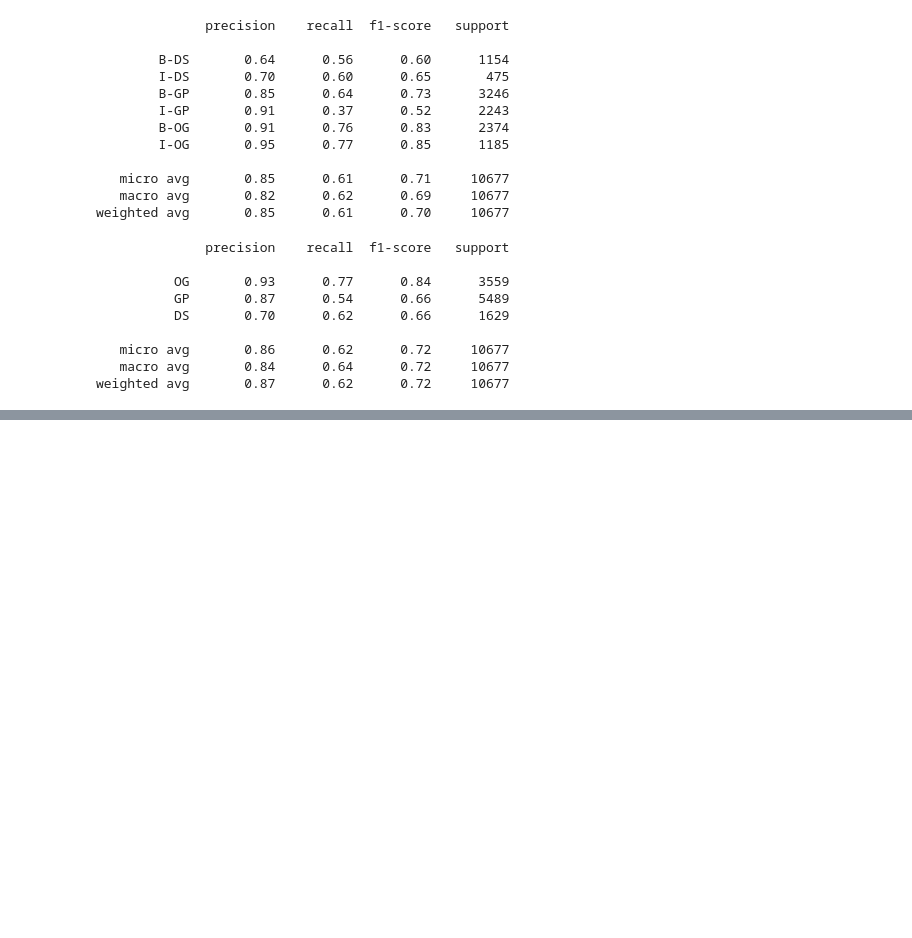
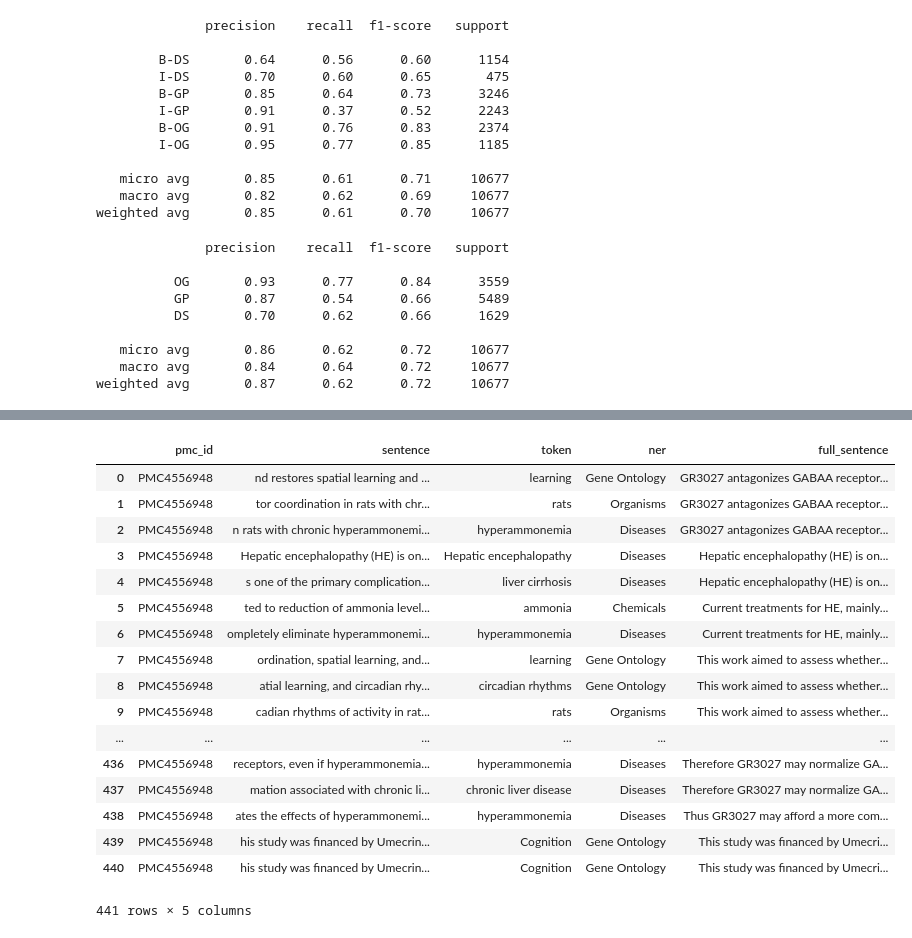
Before and after one commit to tsantosh7/Unsupervised-Supervised-Protein-Genes-Diseases-Organisms-Extraction, a Jupyter notebook: Code/Manually Annotated Datasets/Evaluation-ML-vs-EPMC.ipynb, the cells around one changed output, grey strips where cells are left out. Drawn from its saved outputs; the diff is of its cells as text; code cells hidden in the pictures; blank space fills up the shorter version.

```diff
--- a/Code/Manually Annotated Datasets/Evaluation-ML-vs-EPMC.ipynb
+++ b/Code/Manually Annotated Datasets/Evaluation-ML-vs-EPMC.ipynb
@@ -404,0 +611,32 @@ weighted avg       0.87      0.62      0.72     10677
+# %%
+import pandas as pd
+path_to_csv_annotationAPI_sentences = '/mnt/droplet/nfs/gns/literature/machine-learning/evaluation/300articles/ML-NER/annotations_API_sentenes/partial_sentences/EPMC_annotations.csv'
+path_to_csv_full_sentences = '/mnt/droplet/nfs/gns/literature/machine-learning/evaluation/300articles/ML-NER/annotations_API_sentenes/full_sentences/europepmc/full_sentences_from_xmls.csv'
+xml_path = '/mnt/droplet/nfs/gns/literature/machine-learning/benchmarking/benchmark_sent/'
+
+
+
+annotation_sent_csv = pd.read_csv(path_to_csv_annotationAPI_sentences, names=['pmc_id', 'sentence', 'token', 'ner'], sep='\t')
+full_sent_csv =  pd.read_csv(path_to_csv_full_sentences, names=['pmc_id', 'type', 'sentence'],
+                             sep='\t')
+
+
+all_files = sorted(glob.glob(xml_path + '*.xml'))
+names = [os.path.basename(x) for x in all_files]
+PMC_ids = [x[:-4] for x in names]
+# %%
+each_pmc_id = 'PMC4556948'
+pmc_id_annotation_sents = annotation_sent_csv[annotation_sent_csv['pmc_id'] == each_pmc_id]
+pmc_id_full_sentences = full_sent_csv[full_sent_csv['pmc_id'] == each_pmc_id]
+
+pmc_id_full_sentences_list = pmc_id_full_sentences['sentence'].tolist()
+# %%
+full_sentences_match =[]
+for iter_a, rows_a in pmc_id_annotation_sents.iterrows():
+    try:
+        res = [x for x in pmc_id_full_sentences_list if re.search(re.escape(rows_a['sentence']), x)]
+        full_sentences_match.append(res[0])
+    except:
+        full_sentences_match.append('None')
+
+full_sentences_match
@@ -404,0 +661,23 @@ weighted avg       0.87      0.62      0.72     10677
+# %%
+new_pmc_id_annotation_sents = pmc_id_annotation_sents
+new_pmc_id_annotation_sents = new_pmc_id_annotation_sents.assign(full_sentence=full_sentences_match)
+new_pmc_id_annotation_sents
+# %% [output]
+|  | pmc_id | sentence | token | ner | full_sentence |
+| 0 | PMC4556948 | nd restores spatial learning and ... | learning | Gene Ontology | GR3027 antagonizes GABAA receptor... |
+| 1 | PMC4556948 | tor coordination in rats with chr... | rats | Organisms | GR3027 antagonizes GABAA receptor... |
+| 2 | PMC4556948 | n rats with chronic hyperammonemi... | hyperammonemia | Diseases | GR3027 antagonizes GABAA receptor... |
+| 3 | PMC4556948 | Hepatic encephalopathy (HE) is on... | Hepatic encephalopathy | Diseases | Hepatic encephalopathy (HE) is on... |
+| 4 | PMC4556948 | s one of the primary complication... | liver cirrhosis | Diseases | Hepatic encephalopathy (HE) is on... |
+| 5 | PMC4556948 | ted to reduction of ammonia level... | ammonia | Chemicals | Current treatments for HE, mainly... |
+| 6 | PMC4556948 | ompletely eliminate hyperammonemi... | hyperammonemia | Diseases | Current treatments for HE, mainly... |
+| 7 | PMC4556948 | ordination, spatial learning, and... | learning | Gene Ontology | This work aimed to assess whether... |
+| 8 | PMC4556948 | atial learning, and circadian rhy... | circadian rhythms | Gene Ontology | This work aimed to assess whether... |
+| 9 | PMC4556948 | cadian rhythms of activity in rat... | rats | Organisms | This work aimed to assess whether... |
+| ... | ... | ... | ... | ... | ... |
+| 436 | PMC4556948 | receptors, even if hyperammonemia... | hyperammonemia | Diseases | Therefore GR3027 may normalize GA... |
+| 437 | PMC4556948 | mation associated with chronic li... | chronic liver disease | Diseases | Therefore GR3027 may normalize GA... |
+| 438 | PMC4556948 | ates the effects of hyperammonemi... | hyperammonemia | Diseases | Thus GR3027 may afford a more com... |
+| 439 | PMC4556948 | his study was financed by Umecrin... | Cognition | Gene Ontology | This study was financed by Umecri... |
+| 440 | PMC4556948 | his study was financed by Umecrin... | Cognition | Gene Ontology | This study was financed by Umecri... |
+441 rows × 5 columns
```
Also changed, not shown: parts of 25 cells of this notebook, 11 other files.
